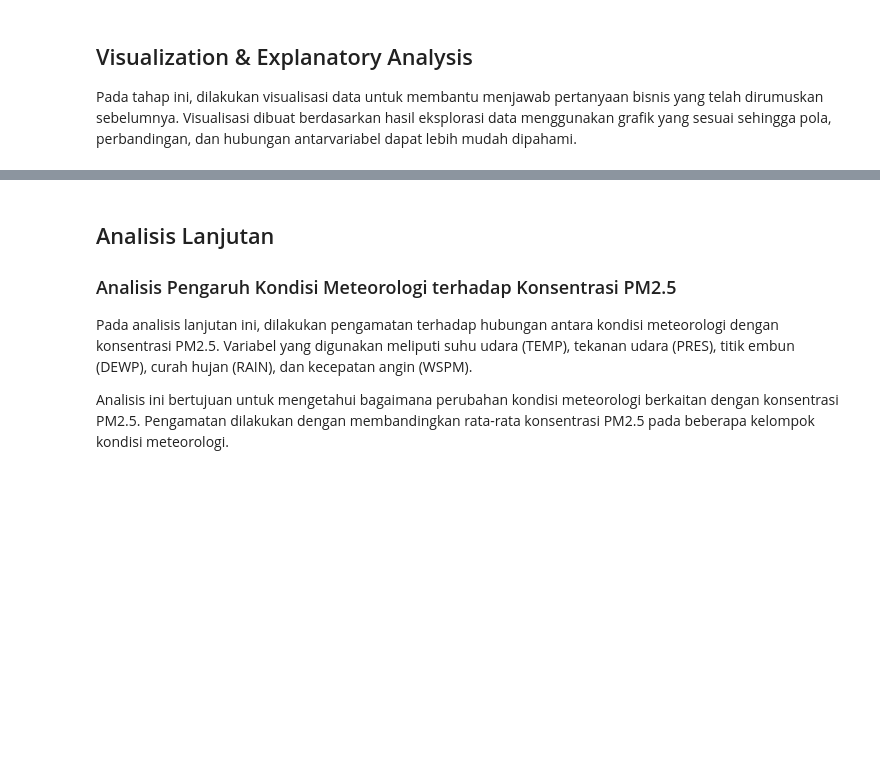
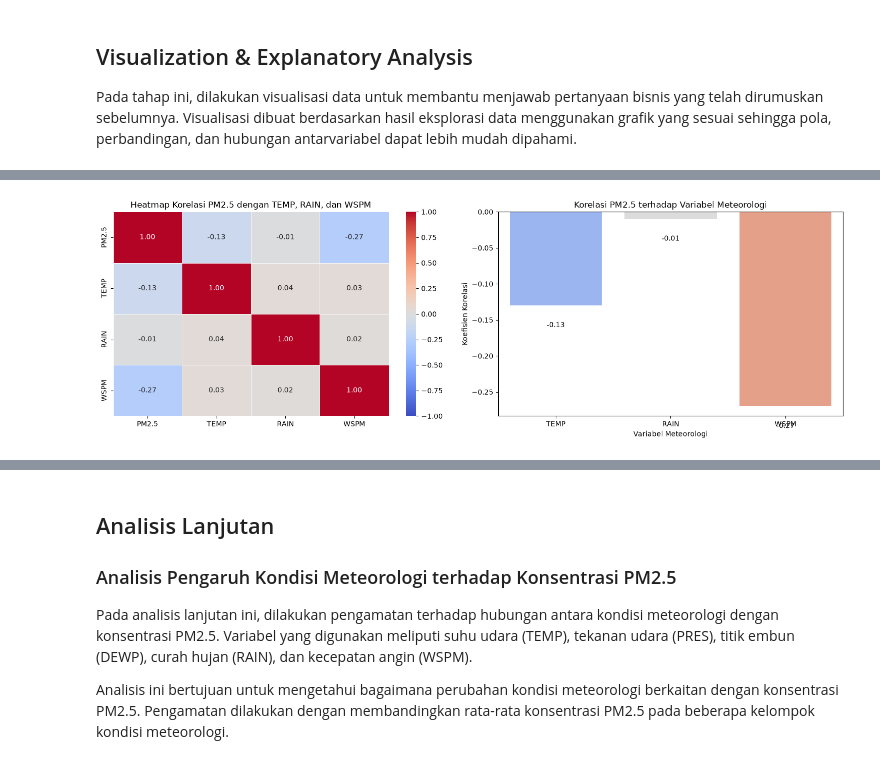
Before and after one commit to bolang1152/air-quality-beijing-dashboard, a Jupyter notebook: notebook.ipynb, the cells around one changed output, grey strips where cells are left out. Cells and saved outputs as stored; diff of their text form; code cells hidden in the pictures; blank space fills up the shorter version.

```diff
--- a/notebook.ipynb
+++ b/notebook.ipynb
@@ -690,0 +768,23 @@ Secara keseluruhan, hasil visualisasi menunjukkan bahwa beberapa polutan memilik
+# %%
+fig, axes = plt.subplots(1, 2, figsize=(15, 5))
+
+sns.heatmap(
+    df_clean[["PM2.5", "TEMP", "RAIN", "WSPM"]].corr(),
+    annot=True, cmap="coolwarm", fmt=".2f",
+    linewidths=0.5, vmin=-1, vmax=1, ax=axes[0]
+)
+axes[0].set_title("Heatmap Korelasi PM2.5 dengan TEMP, RAIN, dan WSPM")
+
+sns.barplot(x=pm25_meteo_corr.index, y=pm25_meteo_corr.values,
+            hue=pm25_meteo_corr.index, palette="coolwarm", legend=False, ax=axes[1])
+for i, v in enumerate(pm25_meteo_corr.values):
+    axes[1].text(i, v + (0.01 if v >= 0 else -0.03), f"{v:.2f}", ha="center")
+axes[1].axhline(0, color="black", linewidth=0.8)
+axes[1].set_title("Korelasi PM2.5 terhadap Variabel Meteorologi")
+axes[1].set_xlabel("Variabel Meteorologi")
+axes[1].set_ylabel("Koefisien Korelasi")
+
+plt.tight_layout()
+plt.show()
+# %% [output]
+[figure, added]
```
Also changed, not shown: parts of 35 cells of this notebook, 3 other files.
